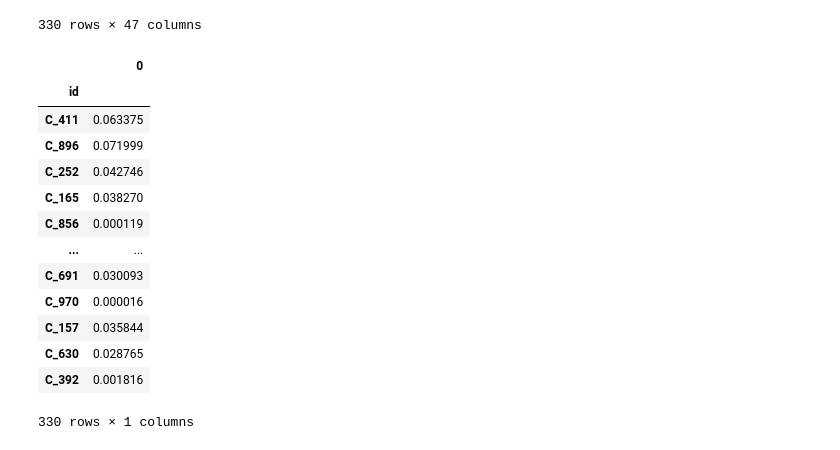
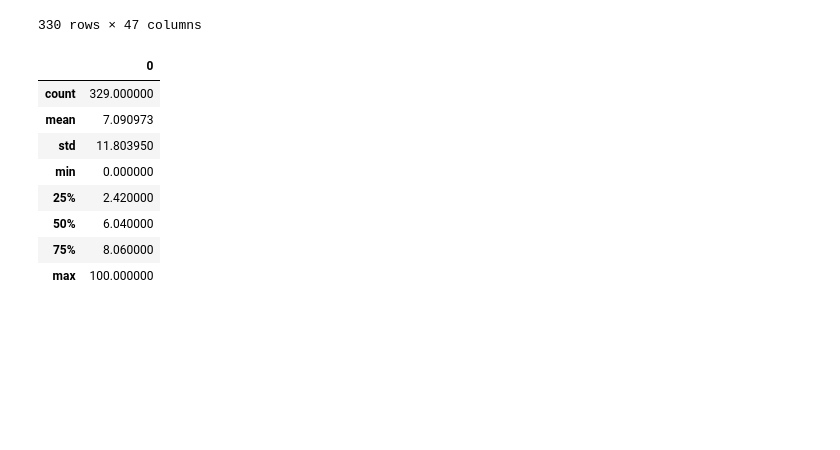
Before and after one commit to danIBK/SE_Risk_Management, a Jupyter notebook: Hello World.ipynb, the cells around one changed output. Drawn from its saved outputs; the diff is of its cells as text; code cells hidden in the pictures; blank space fills up the shorter version.

```diff
--- a/Hello World.ipynb
+++ b/Hello World.ipynb
@@ -1118,19 +1121,16 @@ X = df_test[['age_num','cash', 'profit_margin', 'ebit_margin', 'wc_ratio', 'ocf_
 #X = sm.add_constant(X) #weiß nicht ob man das mochen soll/ bei den PDs ändert sich nichts
 # %%
 prediction = pd.DataFrame(mdl1.predict(X))
-prediction
+x = round(prediction*100,2)
-# %% [output]
-|  | 0 |
-| id |  |
-| C_411 | 0.063375 |
-| C_896 | 0.071999 |
-| C_252 | 0.042746 |
-| C_165 | 0.038270 |
-| C_856 | 0.000119 |
-| ... | ... |
-| C_691 | 0.030093 |
-| C_970 | 0.000016 |
-| C_157 | 0.035844 |
-| C_630 | 0.028765 |
-| C_392 | 0.001816 |
-330 rows × 1 columns
+# %%
+x.describe()
+# %% [output]
+|  | 0 |
+| count | 329.000000 |
+| mean | 7.090973 |
+| std | 11.803950 |
+| min | 0.000000 |
+| 25% | 2.420000 |
+| 50% | 6.040000 |
+| 75% | 8.060000 |
+| max | 100.000000 |
```
Also changed, not shown: parts of 22 cells of this notebook.
